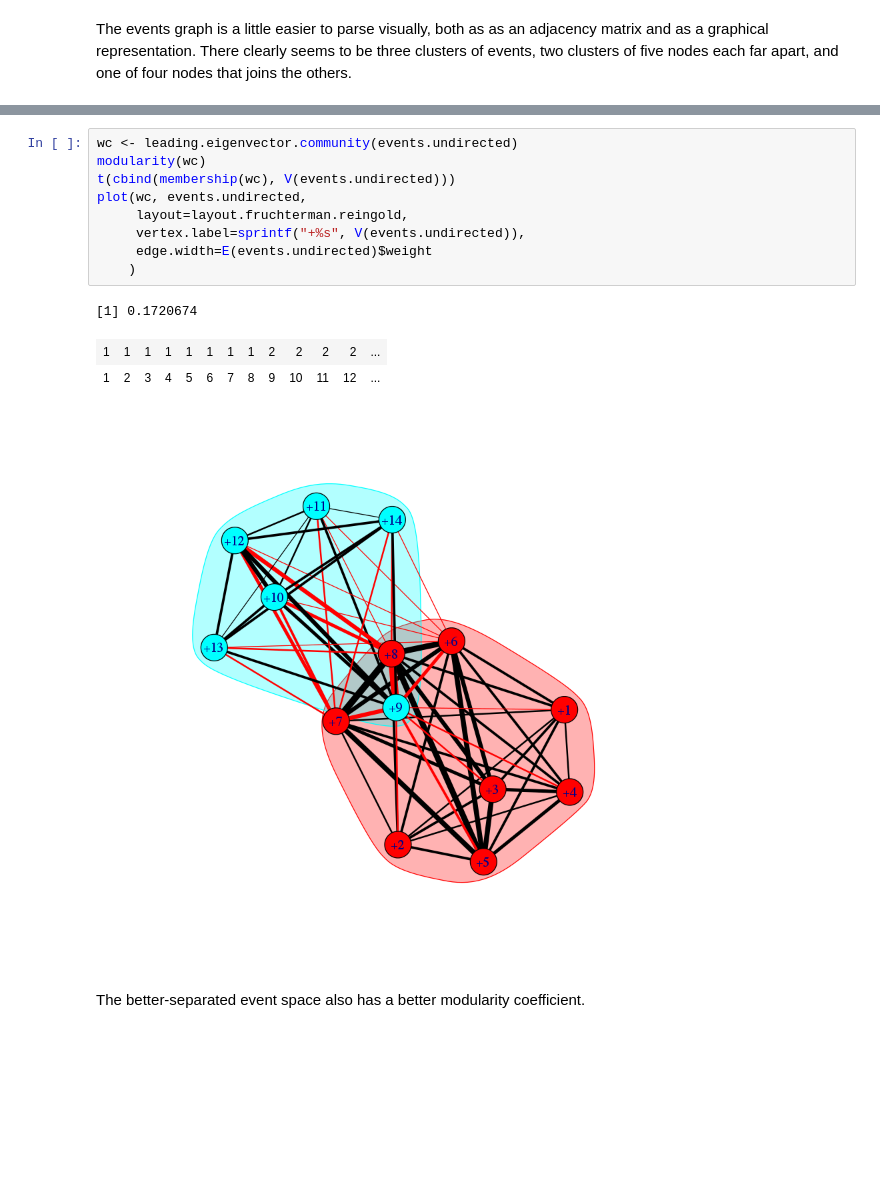
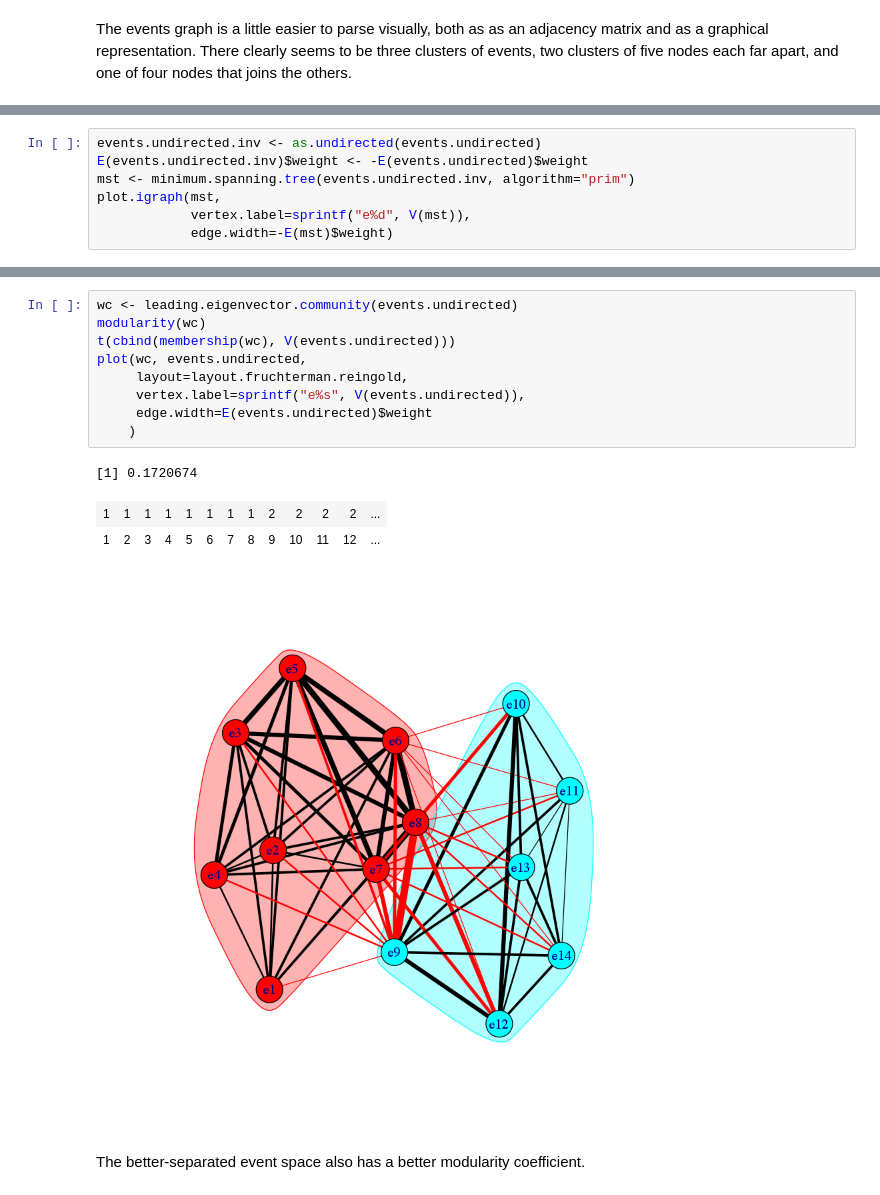
Before and after one commit to escherba/spam_notebooks, a Jupyter notebook: src/southern_women.ipynb, the cells around one changed output, grey strips where cells are left out. Saved outputs shown, nothing was run; the diff lists cells and outputs as text; blank space fills up the shorter version.

```diff
--- a/src/southern_women.ipynb
+++ b/src/southern_women.ipynb
@@ -135,0 +146,7 @@ plot.igraph(events.undirected, layout=layout.fruchterman.reingold,
+# %%
+events.undirected.inv <- as.undirected(events.undirected)
+E(events.undirected.inv)$weight <- -E(events.undirected)$weight
+mst <- minimum.spanning.tree(events.undirected.inv, algorithm="prim")
+plot.igraph(mst,
+            vertex.label=sprintf("e%d", V(mst)),
+            edge.width=-E(mst)$weight)
@@ -136,16 +155,16 @@ plot.igraph(events.undirected, layout=layout.fruchterman.reingold,
 # %%
 wc <- leading.eigenvector.community(events.undirected)
 modularity(wc)
 t(cbind(membership(wc), V(events.undirected)))
 plot(wc, events.undirected,
      layout=layout.fruchterman.reingold,
-     vertex.label=sprintf("+%s", V(events.undirected)),
+     vertex.label=sprintf("e%s", V(events.undirected)),
      edge.width=E(events.undirected)$weight
     )
 # %% [output]
 [1] 0.1720674
 | 1 | 1 | 1 | 1 | 1 | 1 | 1 | 1 | 2 | 2 | 2 | 2 | ... |
 | 1 | 2 | 3 | 4 | 5 | 6 | 7 | 8 | 9 | 10 | 11 | 12 | ... |
-[figure, old version]
+[figure, new version]
 # %% [markdown]
 The better-separated event space also has a better modularity coefficient.
```
Also changed, not shown: parts of 8 cells of this notebook, 1 other file.
